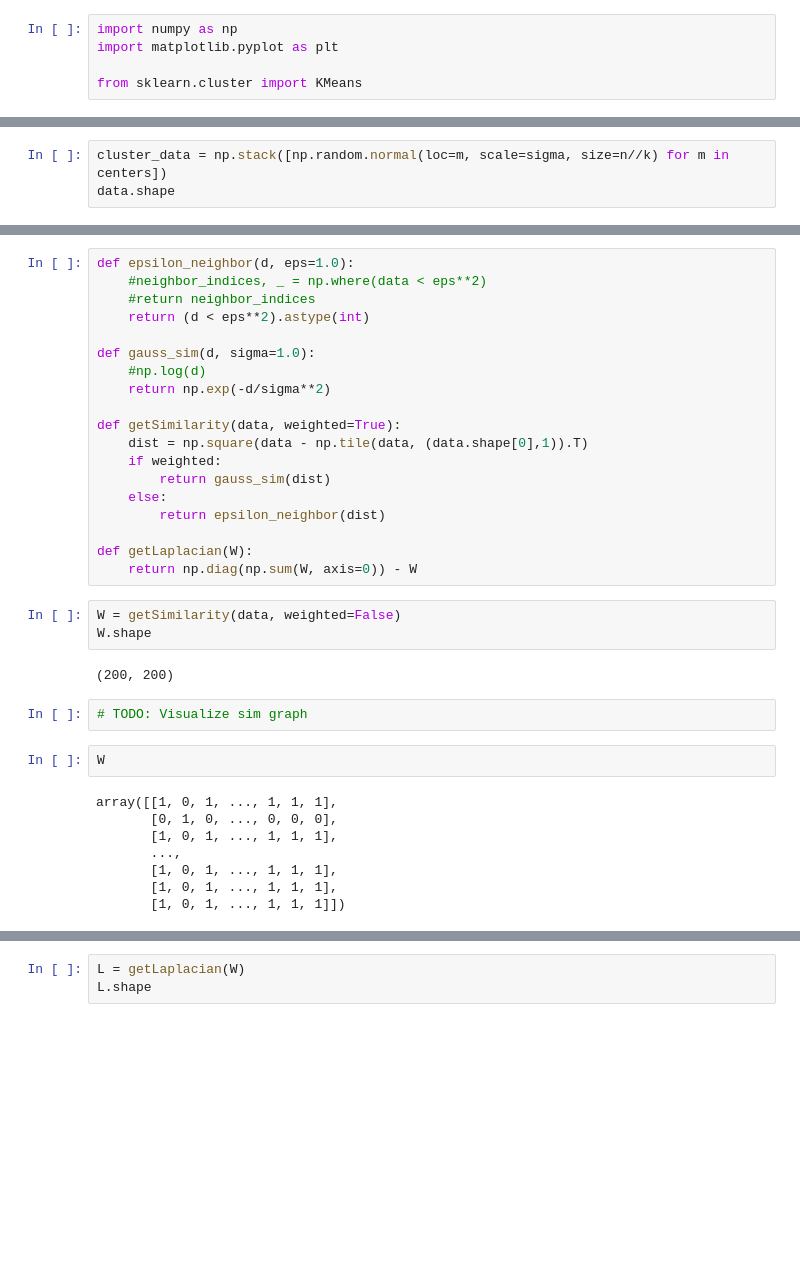
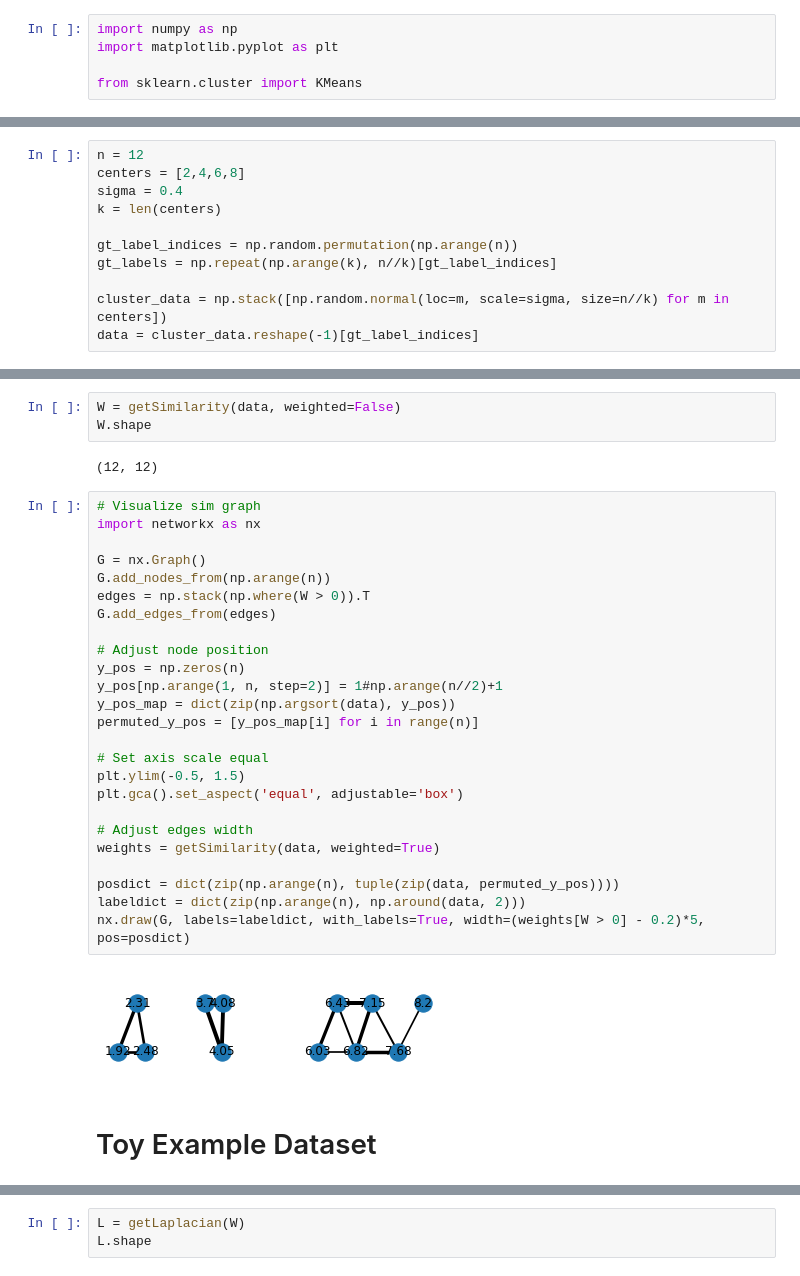
Before and after one commit to zgzhikaru/project_spectral_clustering, a Jupyter notebook: spectral_clusetering.ipynb, the cells around one changed output, grey strips where cells are left out. Drawn from its saved outputs; the diff is of its cells as text; blank space fills up the shorter version.

Commit message:
Ring Dataset Example

```diff
--- a/spectral_clusetering.ipynb
+++ b/spectral_clusetering.ipynb
@@ -48,3 +56,11 @@ array([0, 1, 0, 0, 0, 0, 3, 1, 2, 1, 2, 0, 2, 2, 2, 2, 0, 2, 3, 2, 2, 2,
 # %%
+n = 12
+centers = [2,4,6,8]
+sigma = 0.4
+k = len(centers)
+
+gt_label_indices = np.random.permutation(np.arange(n))
+gt_labels = np.repeat(np.arange(k), n//k)[gt_label_indices]
+
 cluster_data = np.stack([np.random.normal(loc=m, scale=sigma, size=n//k) for m in centers])
-data.shape
+data = cluster_data.reshape(-1)[gt_label_indices]
@@ -75,36 +67,34 @@ for i in range(k):
-# %%
-def epsilon_neighbor(d, eps=1.0):
-    #neighbor_indices, _ = np.where(data < eps**2)
-    #return neighbor_indices
-    return (d < eps**2).astype(int)
-
-def gauss_sim(d, sigma=1.0):
-    #np.log(d)
-    return np.exp(-d/sigma**2)
-
-def getSimilarity(data, weighted=True):
-    dist = np.square(data - np.tile(data, (data.shape[0],1)).T)
-    if weighted:
-        return gauss_sim(dist)
-    else:
-        return epsilon_neighbor(dist)
-
-def getLaplacian(W):
-    return np.diag(np.sum(W, axis=0)) - W
 # %%
 W = getSimilarity(data, weighted=False)
 W.shape
 # %% [output]
-(200, 200)
+(12, 12)
-# %%
-# TODO: Visualize sim graph
-# %%
-W
-# %% [output]
-array([[1, 0, 1, ..., 1, 1, 1],
-       [0, 1, 0, ..., 0, 0, 0],
-       [1, 0, 1, ..., 1, 1, 1],
-       ...,
-       [1, 0, 1, ..., 1, 1, 1],
-       [1, 0, 1, ..., 1, 1, 1],
-       [1, 0, 1, ..., 1, 1, 1]])
+# %%
+# Visualize sim graph
+import networkx as nx
+
+G = nx.Graph()
+G.add_nodes_from(np.arange(n))
+edges = np.stack(np.where(W > 0)).T
+G.add_edges_from(edges)
+
+# Adjust node position
+y_pos = np.zeros(n)
+y_pos[np.arange(1, n, step=2)] = 1#np.arange(n//2)+1
+y_pos_map = dict(zip(np.argsort(data), y_pos))
+permuted_y_pos = [y_pos_map[i] for i in range(n)]
+
+# Set axis scale equal
+plt.ylim(-0.5, 1.5)
+plt.gca().set_aspect('equal', adjustable='box')
+
+# Adjust edges width
+weights = getSimilarity(data, weighted=True)
+
+posdict = dict(zip(np.arange(n), tuple(zip(data, permuted_y_pos))))
+labeldict = dict(zip(np.arange(n), np.around(data, 2)))
+nx.draw(G, labels=labeldict, with_labels=True, width=(weights[W > 0] - 0.2)*5, pos=posdict)
+# %% [output]
+[figure, added]
+# %% [markdown]
+# Toy Example Dataset
```
Also changed, not shown: parts of 48 cells of this notebook.
